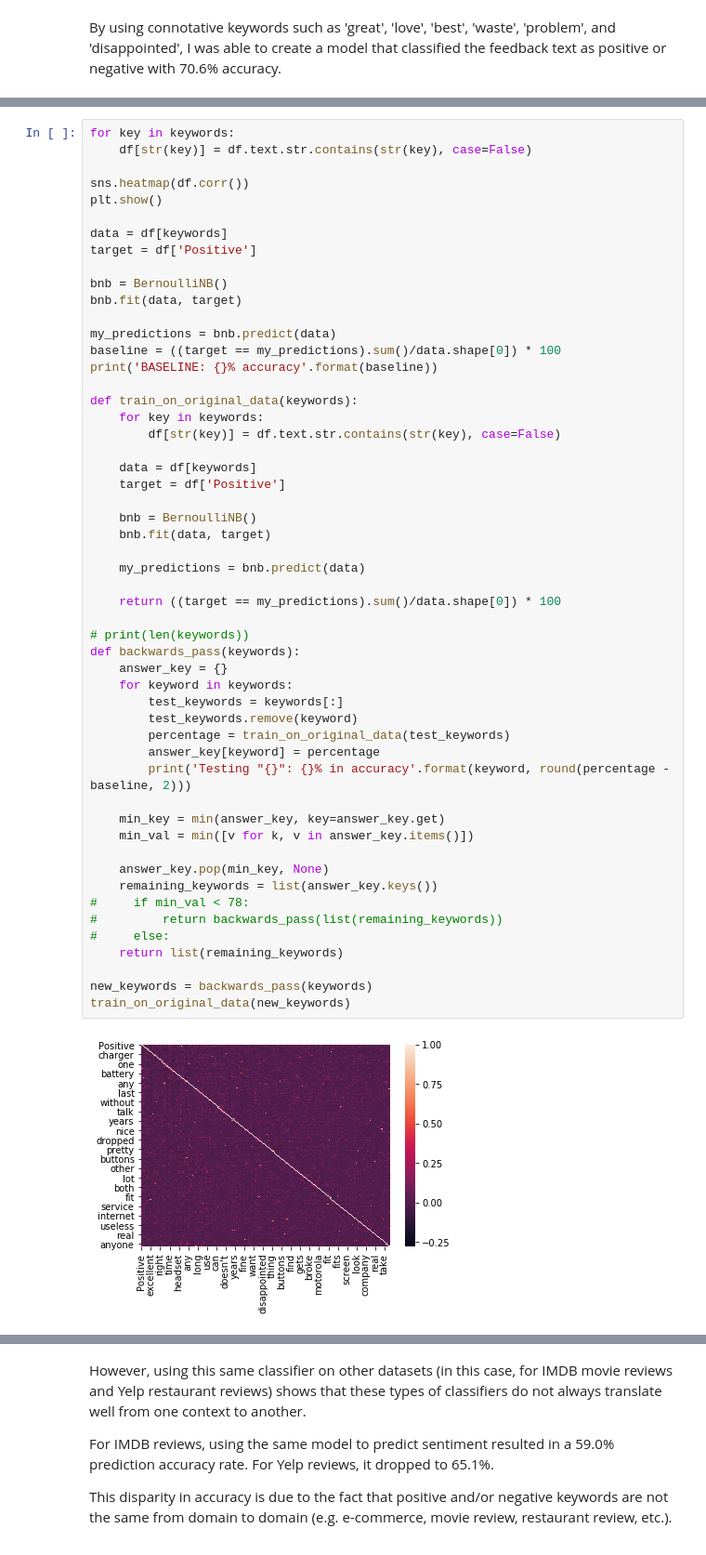
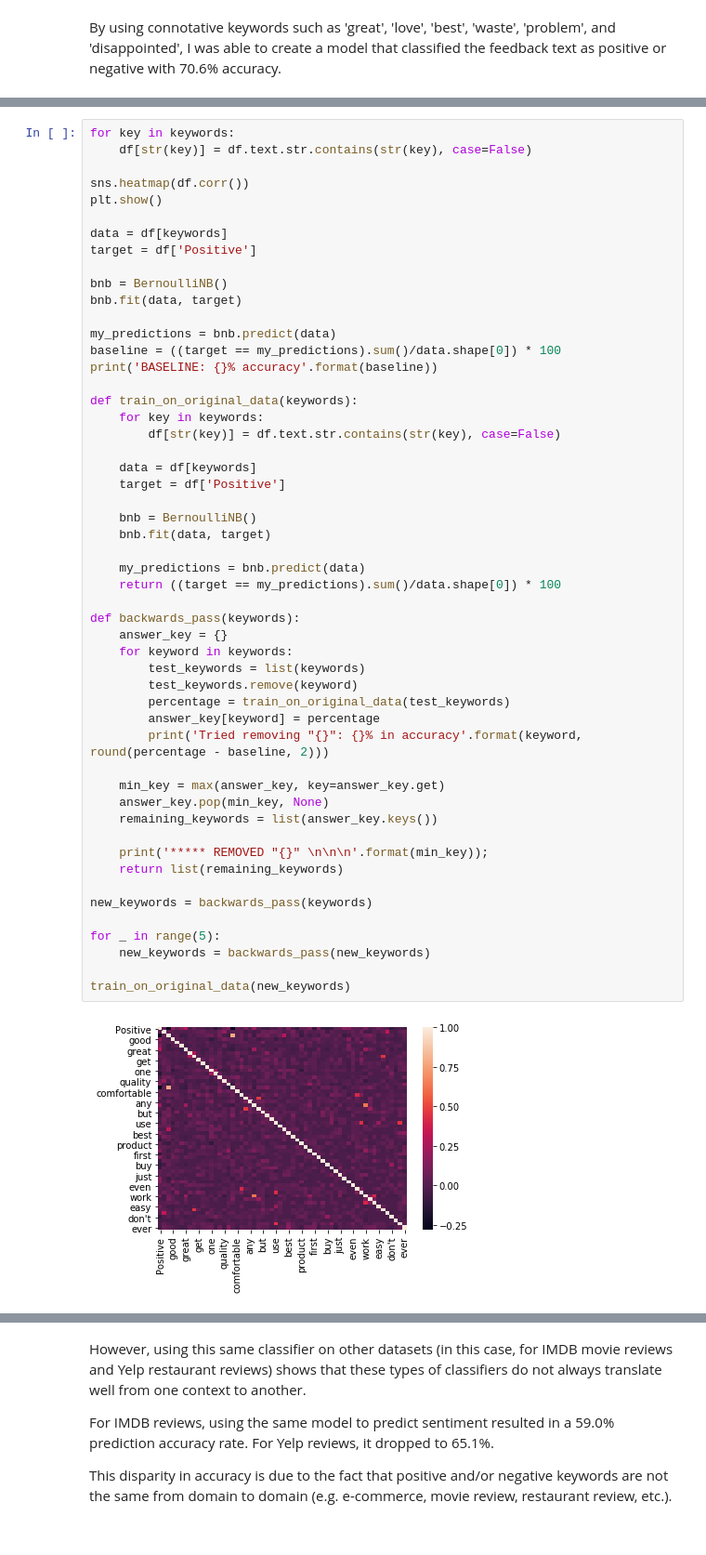
Before and after one commit to esthersweon/thinkful, a Jupyter notebook: main/unit_2/lesson_2_project_7.ipynb, the cells around one changed output, grey strips where cells are left out. Shown at 93% size. Cells and saved outputs as stored; diff of their text form.

```diff
--- a/main/unit_2/lesson_2_project_7.ipynb
+++ b/main/unit_2/lesson_2_project_7.ipynb
@@ -87,41 +87,40 @@ my_predictions = bnb.predict(data)
 baseline = ((target == my_predictions).sum()/data.shape[0]) * 100
 print('BASELINE: {}% accuracy'.format(baseline))
 
 def train_on_original_data(keywords):
     for key in keywords:
         df[str(key)] = df.text.str.contains(str(key), case=False)
 
     data = df[keywords]
     target = df['Positive']
 
     bnb = BernoulliNB()
     bnb.fit(data, target)
 
     my_predictions = bnb.predict(data)
-
     return ((target == my_predictions).sum()/data.shape[0]) * 100
 
-# print(len(keywords))
 def backwards_pass(keywords):
     answer_key = {}
     for keyword in keywords:
-        test_keywords = keywords[:]
+        test_keywords = list(keywords)
         test_keywords.remove(keyword)
         percentage = train_on_original_data(test_keywords)
         answer_key[keyword] = percentage
-        print('Testing "{}": {}% in accuracy'.format(keyword, round(percentage - baseline, 2)))
+        print('Tried removing "{}": {}% in accuracy'.format(keyword, round(percentage - baseline, 2)))
 
-    min_key = min(answer_key, key=answer_key.get)
-    min_val = min([v for k, v in answer_key.items()])
-
+    min_key = max(answer_key, key=answer_key.get)
     answer_key.pop(min_key, None)
     remaining_keywords = list(answer_key.keys())
-#     if min_val < 78:
-#         return backwards_pass(list(remaining_keywords))
-#     else:
+
+    print('***** REMOVED "{}" \n\n\n'.format(min_key));
     return list(remaining_keywords)
 
 new_keywords = backwards_pass(keywords)
+
+for _ in range(5):
+    new_keywords = backwards_pass(new_keywords)
+
 train_on_original_data(new_keywords)
 # %% [output]
-[figure, old version]
+[figure, new version]
```
Also changed, not shown: parts of 4 cells of this notebook, 2 other files.
